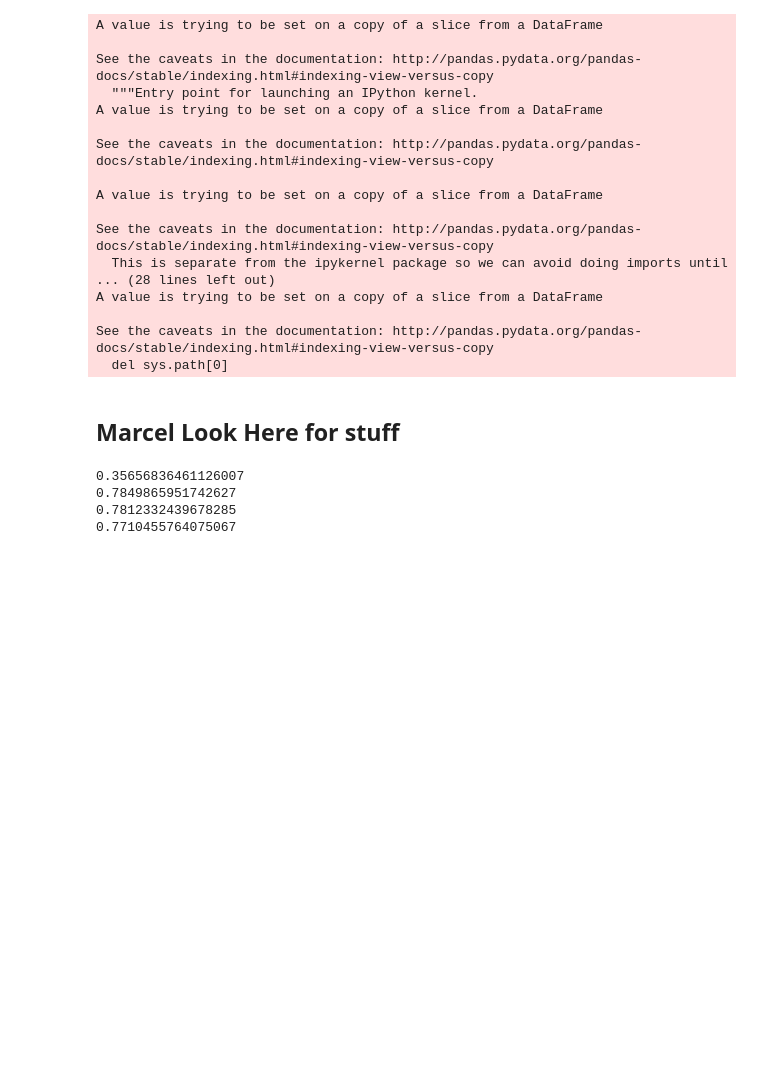
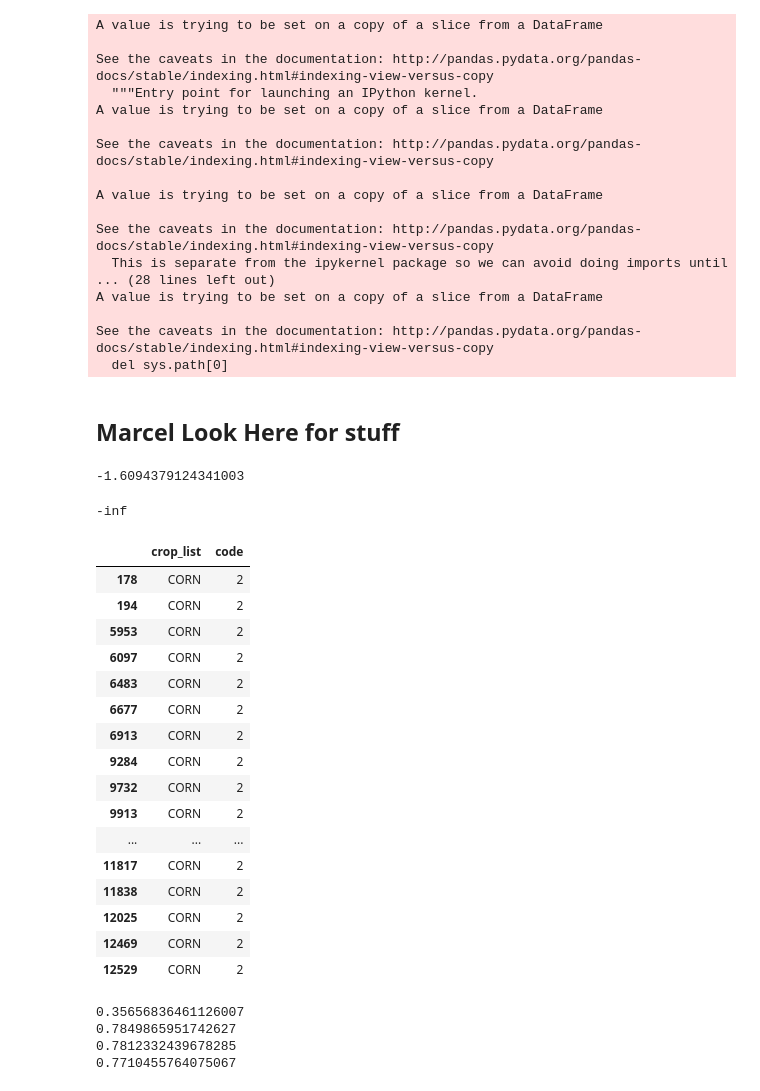
Before and after one commit to MarcelColvin/GeoSpatial-Classification, a Jupyter notebook: MakingtheClass.ipynb, the cells around one changed output. Cells and saved outputs as stored; diff of their text form; code cells hidden in the pictures; blank space fills up the shorter version.

Commit message:
Fix Corn on the Cob git push origin master

```diff
--- a/MakingtheClass.ipynb
+++ b/MakingtheClass.ipynb
@@ -126,7 +127,7 @@ tomats = Active[Active.crop_list.str.contains('TOMATO')]
 # %% [markdown]
 # TO HERE
 # %%
-lottacrop = Active[Active.crop_list.str.contains('OAT')|fullyactive.crop_list.str.contains('SUNFLOWER')  | fullyactive.crop_list.str.contains('ALMOND') | fullyactive.crop_list.str.contains('GRAPE') | fullyactive.crop_list.str.contains('WALNUT') | fullyactive.crop_list.str.contains('RICE') | fullyactive.crop_list.str.contains('ALFALFA')| fullyactive.crop_list.str.contains('ALFALFA') | fullyactive.crop_list.str.contains('CORN')| fullyactive.crop_list.str.contains('WHEAT')| fullyactive.crop_list.str.contains('TOMATO')  | fullyactive.crop_list.str.contains('SAFFLOWER')]
+lottacrop = Active[Active.crop_list.str.contains('OAT')|Active.crop_list.str.contains('SUNFLOWER')  | Active.crop_list.str.contains('ALMOND') | Active.crop_list.str.contains('GRAPE') | Active.crop_list.str.contains('WALNUT') |Active.crop_list.str.contains('RICE') | Active.crop_list.str.contains('ALFALFA')| Active.crop_list.str.contains('ALFALFA') | Active.crop_list.str.contains('CORN')| Active.crop_list.str.contains('WHEAT')| Active.crop_list.str.contains('TOMATO')  | Active.crop_list.str.contains('SAFFLOWER')]
 # %%
 nonorg = lottacrop.drop(lottacrop.crop_list[lottacrop.crop_list.str.contains('ORG')].index)
 # %%
@@ -217,6 +218,39 @@ fullx = nonorg.loc[:,['Band3std deviation','Band3median']].dropna()
 fully = nonorg.loc[fullx.index,'code']
 fully.shape
 X_train, X_test, Y_train, Y_test = train_test_split(fullx,fully,test_size = .4)
+# %%
+try:
+    np.log(0)
+    except
+# %% [output]
+-1.6094379124341003
+# %%
+np.log(0)
+# %% [output]
+-inf
+# %%
+nonorg[['crop_list','code']][nonorg['crop_list'] != 0]
+
+{"WALNUT":9,"ALFALFA":0,"OAT":4,"GRAPE":3,"ALMOND":1,"WHEAT":10,"RICE":5,"Corn":2,}
+nonorg[['crop_list','code']][nonorg['code'] ==2 ]
+# %% [output]
+|  | crop_list | code |
+| 178 | CORN | 2 |
+| 194 | CORN | 2 |
+| 5953 | CORN | 2 |
+| 6097 | CORN | 2 |
+| 6483 | CORN | 2 |
+| 6677 | CORN | 2 |
+| 6913 | CORN | 2 |
+| 9284 | CORN | 2 |
+| 9732 | CORN | 2 |
+| 9913 | CORN | 2 |
+| ... | ... | ... |
+| 11817 | CORN | 2 |
+| 11838 | CORN | 2 |
+| 12025 | CORN | 2 |
+| 12469 | CORN | 2 |
+| 12529 | CORN | 2 |
 # %%
 from sklearn.multiclass import OneVsOneClassifier
 from sklearn.svm import LinearSVC
```
Also changed, not shown: parts of 1 cell of this notebook.
